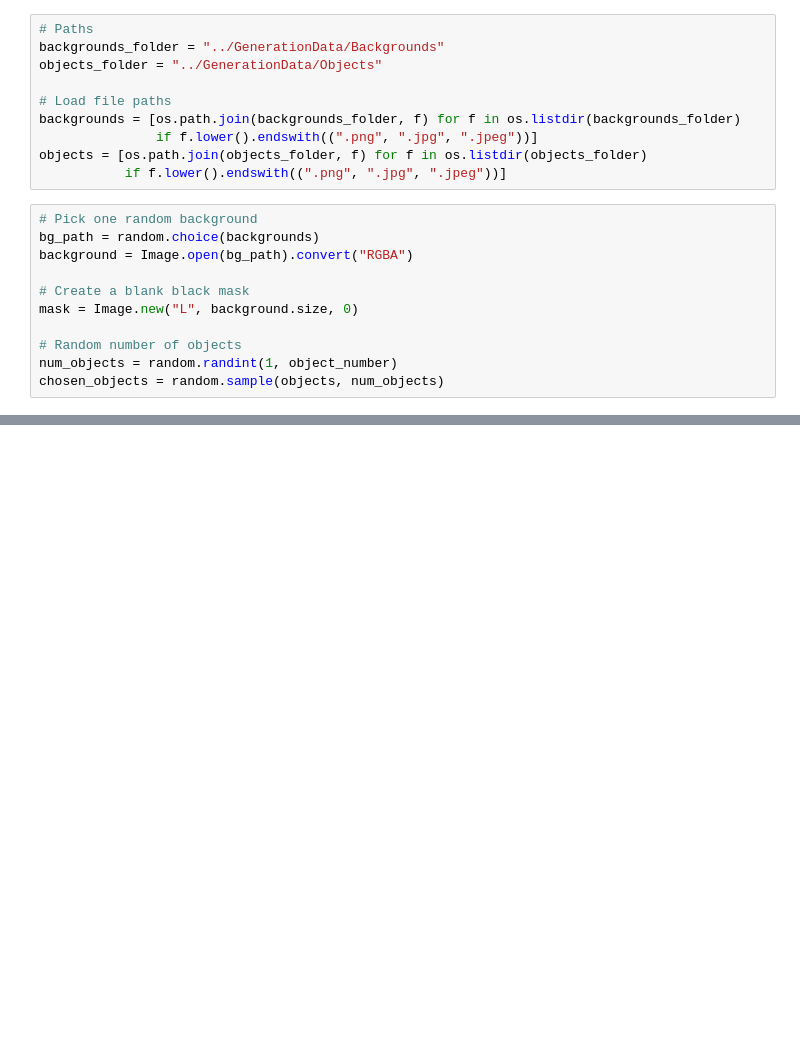
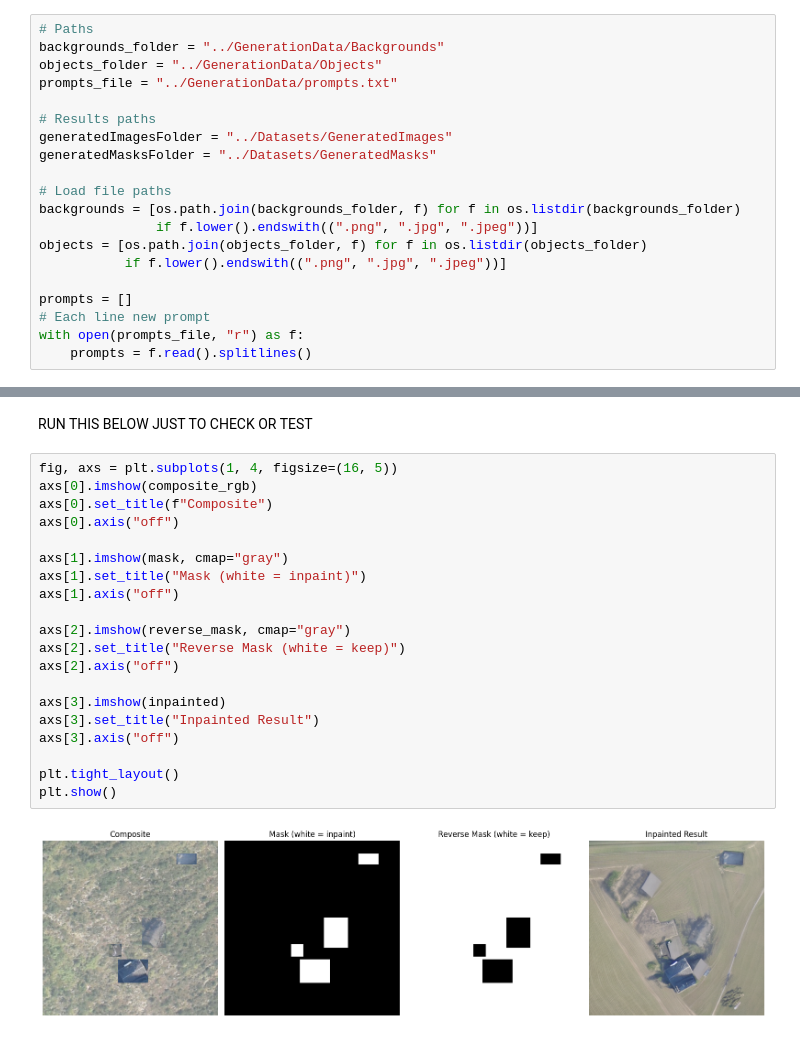
Before and after one commit to Flamiez/NesvarbuSefoSpecialus, a Jupyter notebook: App/imageGeneration.ipynb, the cells around one changed output, grey strips where cells are left out. Drawn from its saved outputs; the diff is of its cells as text; blank space fills up the shorter version.

```diff
--- a/App/imageGeneration.ipynb
+++ b/App/imageGeneration.ipynb
@@ -9,20 +40,19 @@ object_number = 5
 # Paths
 backgrounds_folder = "../GenerationData/Backgrounds"
 objects_folder = "../GenerationData/Objects"
+prompts_file = "../GenerationData/prompts.txt"
+
+# Results paths
+generatedImagesFolder = "../Datasets/GeneratedImages"
+generatedMasksFolder = "../Datasets/GeneratedMasks"
 
 # Load file paths
 backgrounds = [os.path.join(backgrounds_folder, f) for f in os.listdir(backgrounds_folder)
                if f.lower().endswith((".png", ".jpg", ".jpeg"))]
 objects = [os.path.join(objects_folder, f) for f in os.listdir(objects_folder)
            if f.lower().endswith((".png", ".jpg", ".jpeg"))]
+
+prompts = []
+# Each line new prompt
+with open(prompts_file, "r") as f:
+    prompts = f.read().splitlines()
-# %%
-# Pick one random background
-bg_path = random.choice(backgrounds)
-background = Image.open(bg_path).convert("RGBA")
-
-# Create a blank black mask
-mask = Image.new("L", background.size, 0)
-
-# Random number of objects
-num_objects = random.randint(1, object_number)
-chosen_objects = random.sample(objects, num_objects)
@@ -79,0 +134,24 @@ plt.show()
+# %% [markdown]
+RUN THIS BELOW JUST TO CHECK OR TEST
+# %%
+fig, axs = plt.subplots(1, 4, figsize=(16, 5))
+axs[0].imshow(composite_rgb)
+axs[0].set_title(f"Composite")
+axs[0].axis("off")
+
+axs[1].imshow(mask, cmap="gray")
+axs[1].set_title("Mask (white = inpaint)")
+axs[1].axis("off")
+
+axs[2].imshow(reverse_mask, cmap="gray")
+axs[2].set_title("Reverse Mask (white = keep)")
+axs[2].axis("off")
+
+axs[3].imshow(inpainted)
+axs[3].set_title("Inpainted Result")
+axs[3].axis("off")
+
+plt.tight_layout()
+plt.show()
+# %% [output]
+[figure, added]
```
Also changed, not shown: parts of 8 cells of this notebook, 4 other files.
